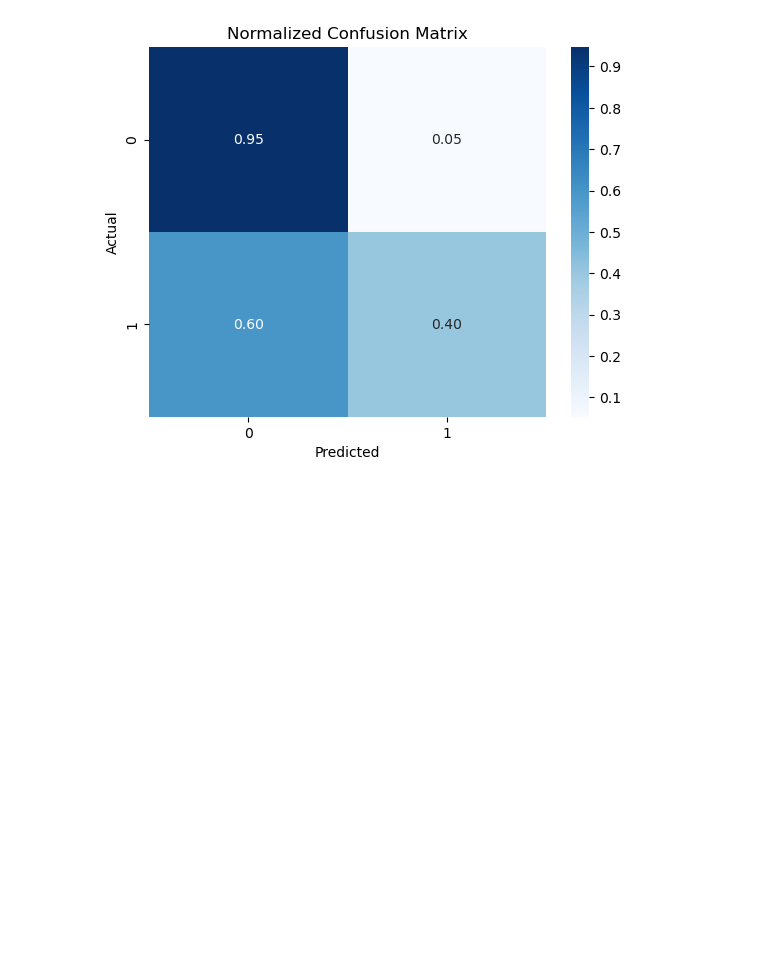
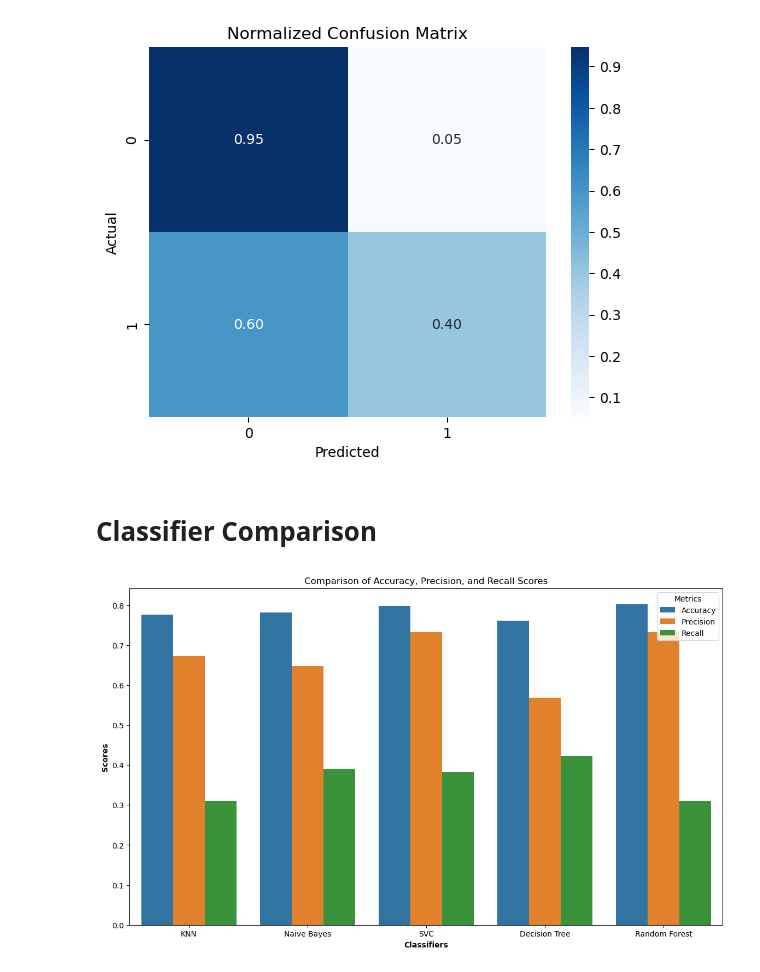
Before and after one commit to Azri-Muhsin/FDM-mini-project-y3s1, a Jupyter notebook: classifier-comparison.ipynb, the cells around one changed output. Saved outputs shown, nothing was run; the diff lists cells and outputs as text; code cells hidden in the pictures; blank space fills up the shorter version.

Commit message:
comparison plots for easy evaluation of model performance

```diff
--- a/classifier-comparison.ipynb
+++ b/classifier-comparison.ipynb
@@ -364,6 +373,8 @@ model_result=classifier.fit(X_train, y_train)
 # %%
-y_pred = model_result.predict(X_test)
+dt_pred = dt_result.predict(X_test)
 # %% [markdown]
 ### Model Evaluation
 # %%
-accuracy_score(y_test, y_pred)
+dt_accuracy_score=accuracy_score(y_test, dt_pred)
+dt_precision_score=precision_score(y_test,dt_pred)
+dt_recall_score=recall_score(y_test,dt_pred)
@@ -411,8 +420,11 @@ rf.fit(X_train, y_train)
 RandomForestClassifier(max_depth=26, min_samples_split=3, n_estimators=2000,
                        random_state=42)
 # %%
-y_pred = rf.predict(X_test)
+rf_pred = rf.predict(X_test)
 # %%
-accuracy = accuracy_score(y_test,y_pred)
-accuracy
+rf_accuracy_score = accuracy_score(y_test,rf_pred)
+rf_precision_score=precision_score(y_test,rf_pred)
+rf_recall_score=recall_score(y_test,kn_pred)
+
+print(rf_accuracy_score , rf_precision_score, rf_recall_score )
 # %% [output]
@@ -448,3 +460,31 @@ plt.title('Normalized Confusion Matrix')
 plt.show()
 # %% [output]
 [figure]
+# %% [markdown]
+# Classifier Comparison
+# %%
+
+classifiers = ['KNN', 'Naive Bayes', 'SVC', 'Decision Tree', 'Random Forest']
+accuracy_scores = [knn_accuracy_score, nb_accuracy_score, svc_accuracy_score, dt_accuracy_score, rf_accuracy_score]
+precision_scores = [knn_precision_score, nb_precision_score, svc_precision_score, dt_precision_score, rf_precision_score]
+recall_scores = [knn_recall_score, nb_recall_score, svc_recall_score, dt_recall_score, rf_recall_score]
+
+data = {
+    'Classifiers': classifiers,
+    'Accuracy': accuracy_scores,
+    'Precision': precision_scores,
+    'Recall': recall_scores
+}
+df_plot = pd.DataFrame(data)
+df_melted = df_plot.melt(id_vars='Classifiers', var_name='Metrics', value_name='Scores')
+
+
+plt.figure(figsize=(14, 8))
+sns.barplot(x='Classifiers', y='Scores', hue='Metrics', data=df_melted)
+plt.xlabel('Classifiers', fontweight='bold')
+plt.ylabel('Scores', fontweight='bold')
+plt.title('Comparison of Accuracy, Precision, and Recall Scores')
+
+plt.show()
+# %% [output]
+[figure, added]
```
Also changed, not shown: parts of 29 cells of this notebook.
